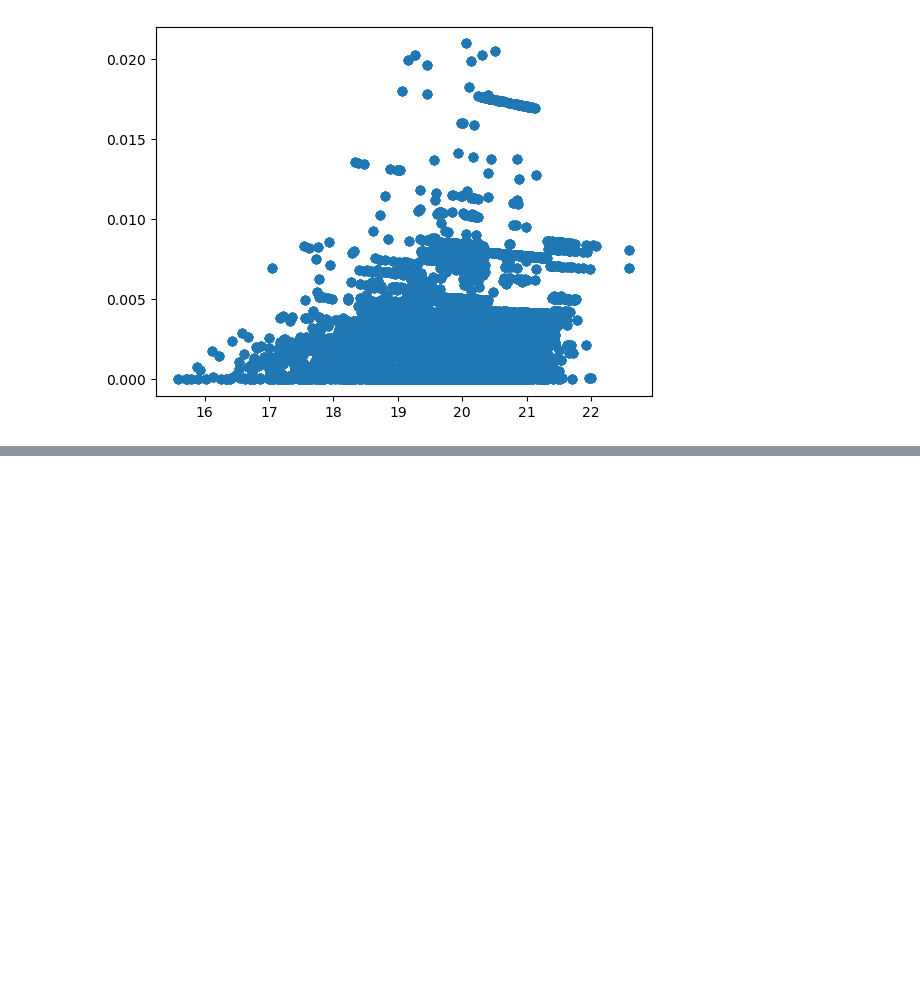
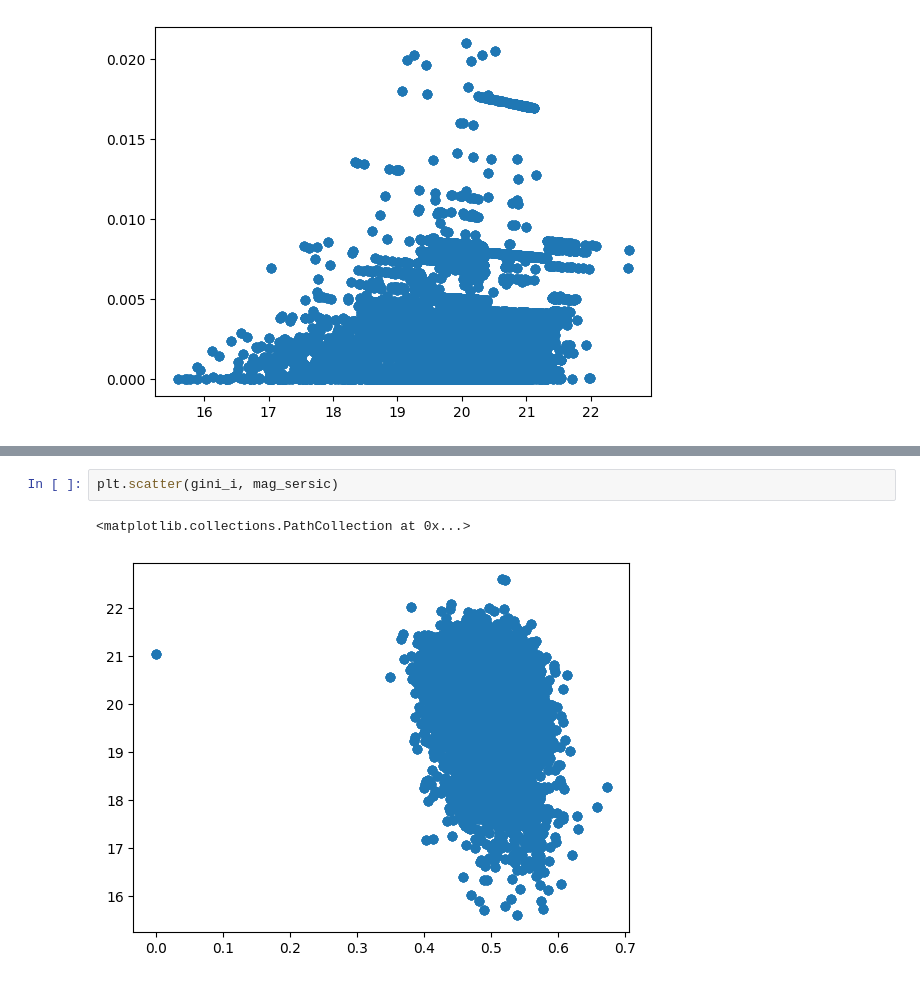
Before and after one commit to bingyanliang/stat-775-final, a Jupyter notebook: hierarchical-regression/regression-model.ipynb, the cells around one changed output, grey strips where cells are left out. Drawn from its saved outputs; the diff is of its cells as text; blank space fills up the shorter version.

```diff
--- a/hierarchical-regression/regression-model.ipynb
+++ b/hierarchical-regression/regression-model.ipynb
@@ -120,0 +203,5 @@ plt.scatter(mag_sersic, mag_ratio)
+# %%
+plt.scatter(gini_i, mag_sersic)
+# %% [output]
+<matplotlib.collections.PathCollection at 0x...>
+[figure, added]
```
Also changed, not shown: parts of 13 cells of this notebook, 1 other file.
